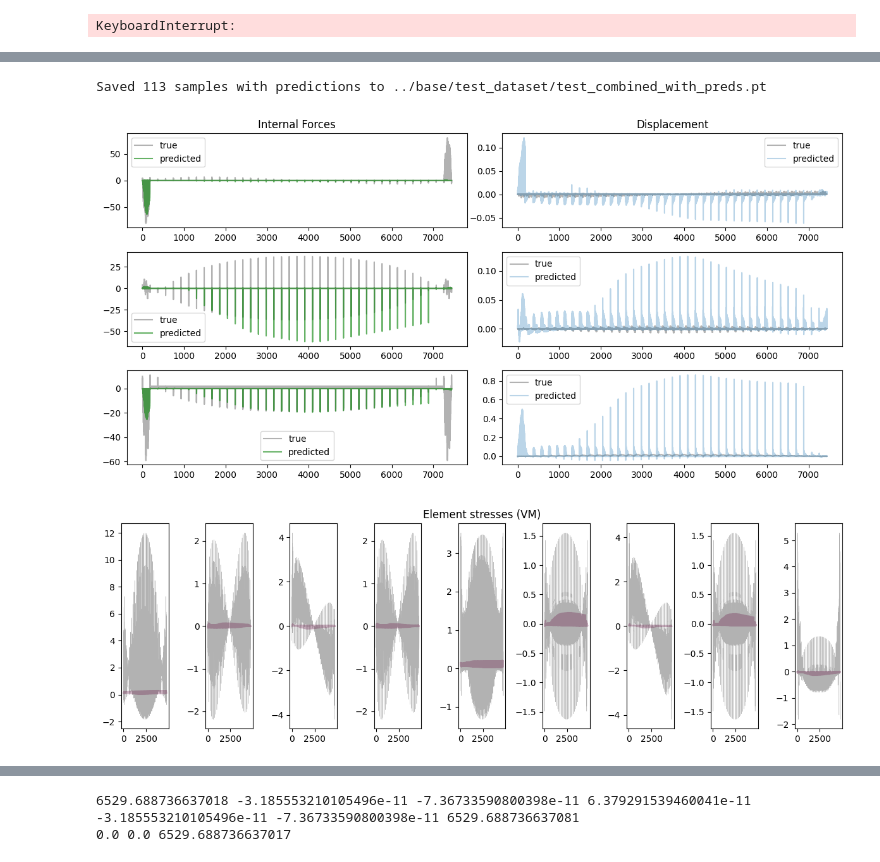
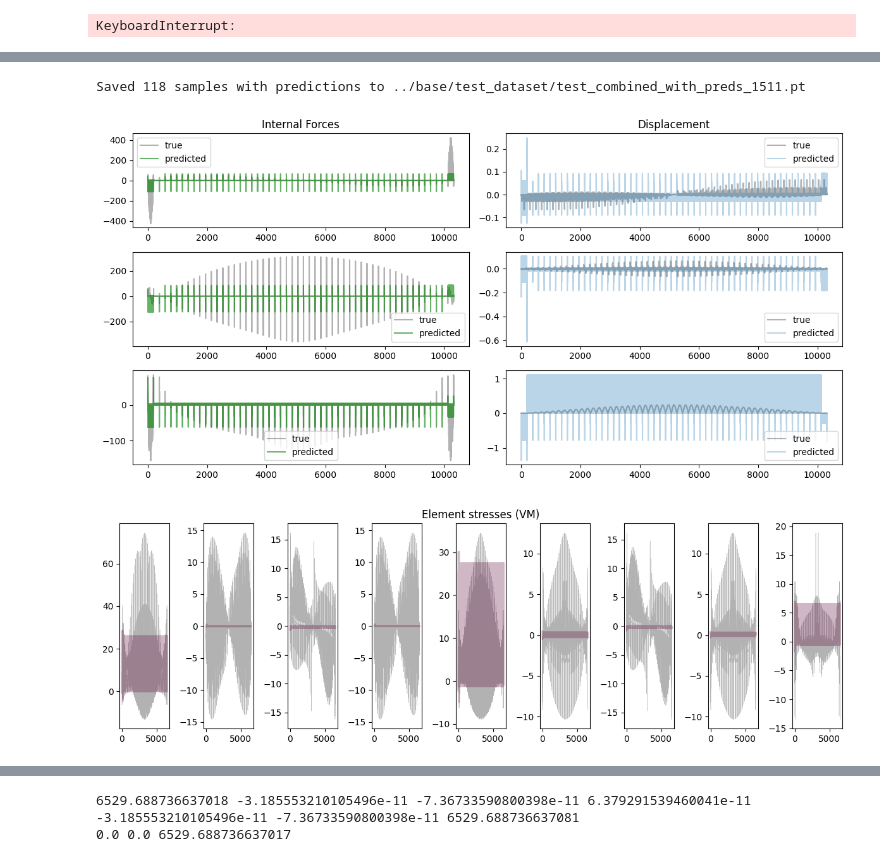
Before and after one commit to bartutuncay/mpnn_fem, a Jupyter notebook: hgt_train_1114.ipynb, the cells around one changed output, grey strips where cells are left out. Saved outputs shown, nothing was run; the diff lists cells and outputs as text; code cells hidden in the pictures.

```diff
--- a/hgt_train_1114.ipynb
+++ b/hgt_train_1114.ipynb
@@ -2,7 +2,7 @@
 # Load Dataset
 
 import torch
-dataset = torch.load("../torchfem_dataset/panel_plasticity_2/panel_combined_2.pt",weights_only=False)
+dataset = torch.load("../torchfem_dataset/panel_plasticity_2/panel_combined_3.pt",weights_only=False)
 # %%
 ## Training loop with HGT - multiple samples single output
 # Problems: loss does not decrease, key data discarded
@@ -616,18 +615,18 @@ from torch_geometric.loader import DataLoader
 
 device = torch.device('cpu')
 #samples = torch.load("../base/test_dataset/test_combined.pt",weights_only=False)
-samples = torch.load("../torchfem_dataset/panel_plasticity_2/panel_combined_2.pt",weights_only=False)
+samples = torch.load("../torchfem_dataset/panel_plasticity_2/panel_combined_3.pt",weights_only=False)
 
 def build_laststep_features(data, dtype=torch.float32):
     #print(data.keys)
     len = data['nodes'].f_ext.shape[0]
     t = int(len/2-1)
     # Nodes: x = [pos, bc, f_ext[-1], f_int[-1]]  (no leakage of u_ts into x)
-    pos   = data['nodes'].pos.to(dtype)
+    #pos   = data['nodes'].pos.to(dtype)
     bc    = data['nodes'].bc.to(dtype)
     f_ext = torch.Tensor(data['nodes'].f_ext[t]).to(dtype)
     data['nodes'].fext = torch.Tensor(data['nodes'].f_ext[t]).to(dtype)
-    data['nodes'].x = torch.cat([pos, bc, f_ext], dim=-1)
+    data['nodes'].x = torch.cat([bc, f_ext], dim=-1)
 
     # Elements: x = [material (float), s_ts[-1].flatten(9)]
     mat = data['elements'].material
@@ -637,14 +636,14 @@ def build_laststep_features(data, dtype=torch.float32):
 
     # Target: nodes → u_ts[-1] (3D)
     data['nodes'].y_u = data['nodes'].u_ts[t].to(dtype)
-    data['nodes'].y_fint = data['nodes'].f_int[t].to(dtype)
+    data['nodes'].y_fint = data['nodes'].f_ts[t].to(dtype)
 
     # Target: elements
     data['elements'].y_s = data['elements'].s_ts[t].to(dtype).reshape(-1, 9)
     #data['elements'].y_d = data['elements'].d_ts[t].to(dtype)
 
     # (Optional) free large tensors you won't use further to save RAM/VRAM
-    del data['nodes'].pos, data['nodes'].bc, data['nodes'].u_ts, data['nodes'].f_ext, data['nodes'].f_int, data['elements'].s_ts, data['elements'].d_ts, data['elements'].material
+    del data['nodes'].bc, data['nodes'].u_ts, data['nodes'].f_ext, data['nodes'].f_ts, data['elements'].s_ts, data['elements'].d_ts, data['elements'].material
     #print(data.keys)
 
     return data
@@ -670,7 +669,7 @@ class HGTMultipleOutput(nn.Module):
         self.head_u    = nn.Sequential(Linear(hidden, hidden), nn.ReLU(), Linear(hidden, 3))   # nodes → u
         self.head_fint = nn.Sequential(Linear(hidden, hidden), nn.ReLU(), Linear(hidden, 3))   # nodes → f_int
         self.head_s    = nn.Sequential(Linear(hidden, hidden), nn.ReLU(), Linear(hidden, 9))   # elements → s (3x3)
-        self.head_d    = nn.Sequential(Linear(hidden, hidden), nn.ReLU(), Linear(hidden, 1))   # elements → d (optional)
+        #self.head_d    = nn.Sequential(Linear(hidden, hidden), nn.ReLU(), Linear(hidden, 1))   # elements → d (optional)
 
     def forward(self, x_dict, edge_index_dict):
         x = {k: F.relu(self.lin_in[k](x_dict[k])) for k in self.lin_in.keys()}
@@ -697,8 +696,8 @@ in_dims = {
     'elements': samples_dataset[0]['elements'].x.size(-1),
 }
 
-model = HGTMultipleOutput(metadata, in_dims, hidden=32, heads=2).to(device)
-model_state = torch.load('hgt_multitask_best.pt')
+model = HGTMultipleOutput(metadata, in_dims, hidden=64, heads=2).to(device)
+model_state = torch.load('hgt_multitask_best_1411.pt')
 model.load_state_dict(model_state)
 model.eval()
 
@@ -734,42 +733,42 @@ with torch.no_grad():
         out_samples.append(d)
 
 # Save to a new file
-save_path = "../base/test_dataset/test_combined_with_preds.pt"
+save_path = "../base/test_dataset/test_combined_with_preds_1511.pt"
 #torch.save(out_samples, save_path)
 print(f"Saved {len(out_samples)} samples with predictions to {save_path}")
 # %% [output]
-Saved 113 samples with predictions to ../base/test_dataset/test_combined_with_preds.pt
+Saved 118 samples with predictions to ../base/test_dataset/test_combined_with_preds_1511.pt
 # %%
 import matplotlib.pyplot as plt
 #out_samples = torch.load("../base/test_dataset/test_combined_with_preds.pt")
 
 fig, ax = plt.subplots(3,2)
 fig.set_figwidth(12)
 fig.set_figheight(6)
-sample = 73
+sample = 80
 
 ax[0,0].set_title('Internal Forces')
 ax[0,1].set_title('Displacement')
 
 for i in range(3):
     ax[i,1].plot(out_samples[sample]['nodes']['y_u'][:,i],'k',alpha=0.3,label='true')
     ax[i,1].plot(out_samples[sample]['nodes']['pred_u'][:,i],alpha=0.3,label='predicted')
     ax[i,1].legend()
 
     ax[i,0].plot(out_samples[sample]['nodes']['y_fint'][:,i],'k',alpha=0.3,label='true')
     ax[i,0].plot(out_samples[sample]['nodes']['pred_fint'][:,i],color='green',alpha=0.6,label='predicted')
     ax[i,0].legend()
 plt.tight_layout()
 
 
 fig, ax = plt.subplots(1,9)
 fig.set_figwidth(12)
 fig.set_figheight(4)
 ax[4].set_title('Element stresses (VM)')
 for i in range(9):
     ax[i].plot(out_samples[sample]['elements']['y_s'][:,i],'k',linewidth=0.3,alpha=0.3)
     ax[i].plot(out_samples[sample]['elements']['pred_s'][:,i],color='#661144',alpha=0.3)
 plt.tight_layout()
 # %% [output]
-[figure, old version]
+[figure, new version]
-[figure, old version]
+[figure, new version]
```
Also changed, not shown: parts of 5 cells of this notebook, 6 other files.
